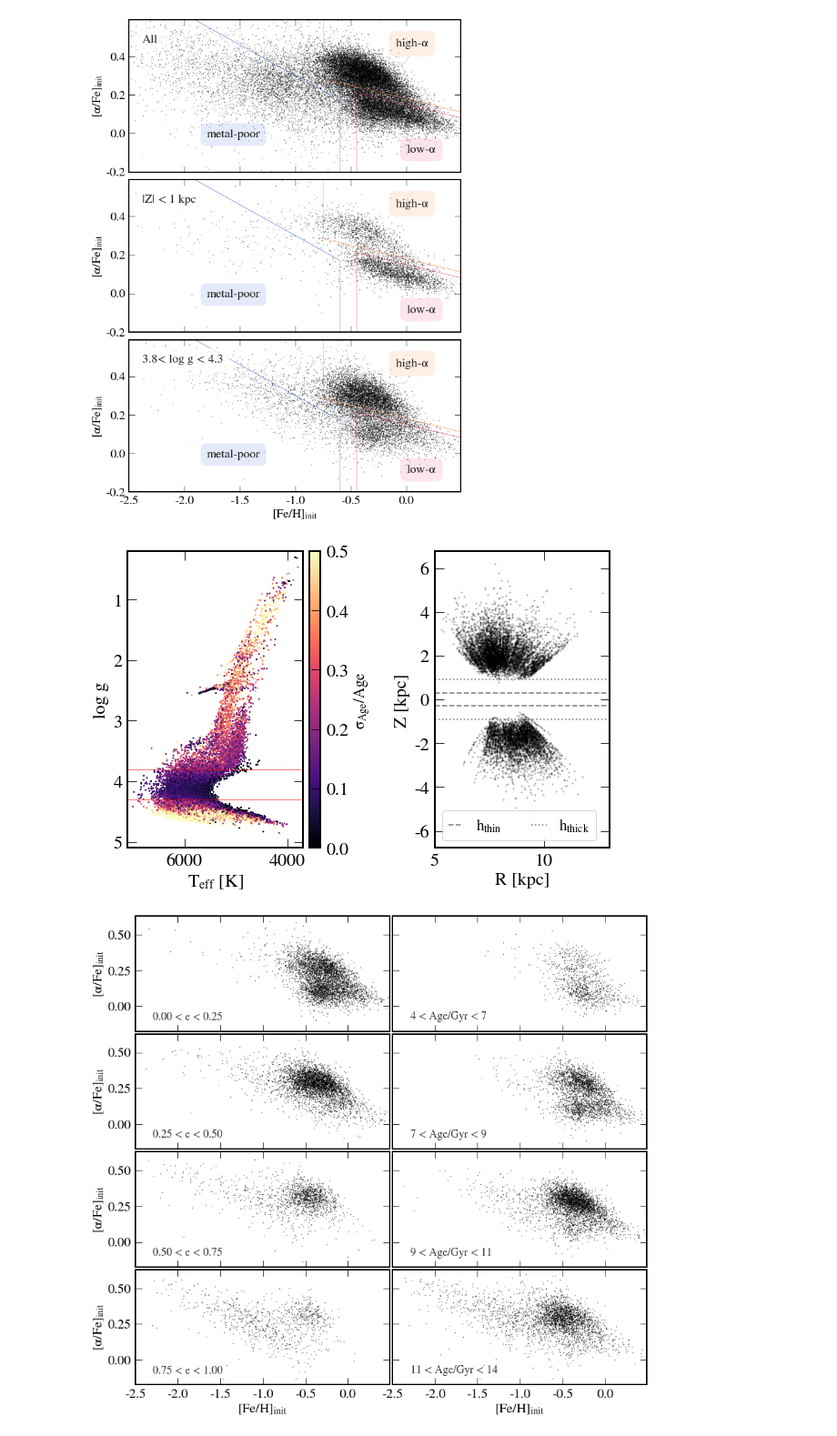
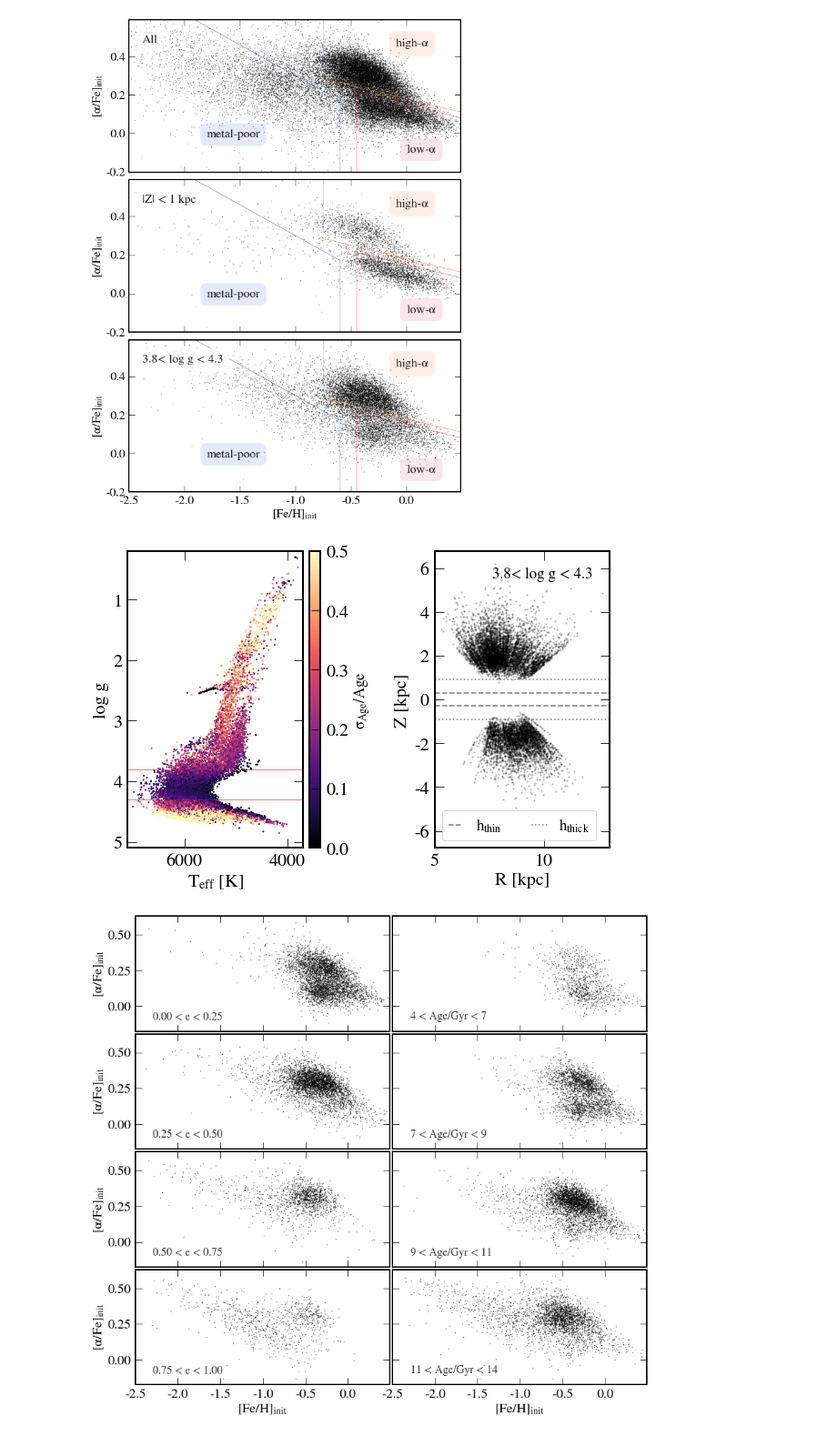
Before and after one commit to abonaca/mw_timing, a Jupyter notebook: notebooks/paper_figures.ipynb, the cells around one changed output. Shown at 91% size. Cells and saved outputs as stored; diff of their text form; code cells hidden in the pictures.

Commit message:
save figures in paper folder

```diff
--- a/notebooks/paper_figures.ipynb
+++ b/notebooks/paper_figures.ipynb
@@ -119,35 +119,37 @@ plt.axhline(loggmax, ls='-', color='r', alpha=0.5, lw=1)
 
 plt.xlim(7100,3700)
 plt.ylim(5.1,0.2)
 plt.xlabel('$T_{eff}$ [K]')
 plt.ylabel('log g')
 
 pos = plt.gca().get_position()
 cax = plt.axes([pos.x1+0.01,pos.y0,0.018,pos.y1 - pos.y0])
 plt.colorbar(im, cax=cax) #, ticks=[-5,-2.5,0,2.5,5])
 # plt.yticks(fontsize=font_tick)
 plt.ylabel('$\sigma_{Age} / Age$', fontsize='small')
 
 plt.sca(ax[1])
 plt.plot(rcyl[ind_safeage], t['Z_gal'][ind_safeage], 'ko', mew=0, ms=2, alpha=0.3, label='')
 
 ls = ['--', ':']
 labels = ['$h_{thin}$', '$h_{thick}$']
 for e, h in enumerate([0.3, 0.9]):
     plt.axhline(h, color='0.5', ls=ls[e], label=labels[e])
     plt.axhline(-h, color='0.5', ls=ls[e], label='')
 
+plt.text(0.9,0.91,'{:.1f}< log g < {:.1f}'.format(loggmin, loggmax), fontsize='small', transform=plt.gca().transAxes,
+        ha='right')
 plt.legend(loc=3, fontsize='small', handlelength=1, ncol=2)
 plt.ylim(-6,6)
 plt.xlim(5,13)
 plt.gca().set_aspect('equal', adjustable='datalim')
 plt.xlabel('R [kpc]')
 plt.ylabel('Z [kpc]')
 
 # plt.tight_layout()
-plt.savefig('../plots/fig_sample.png')
+plt.savefig('../paper/sample.png')
 # %% [output]
-[figure, old version]
+[figure, new version]
 # %%
 ecc_ranges = np.array([0,0.25,0.5,0.75,1])
 age_ranges = np.array([4,7,9,11,14])
```
Also changed, not shown: parts of 3 cells of this notebook.
